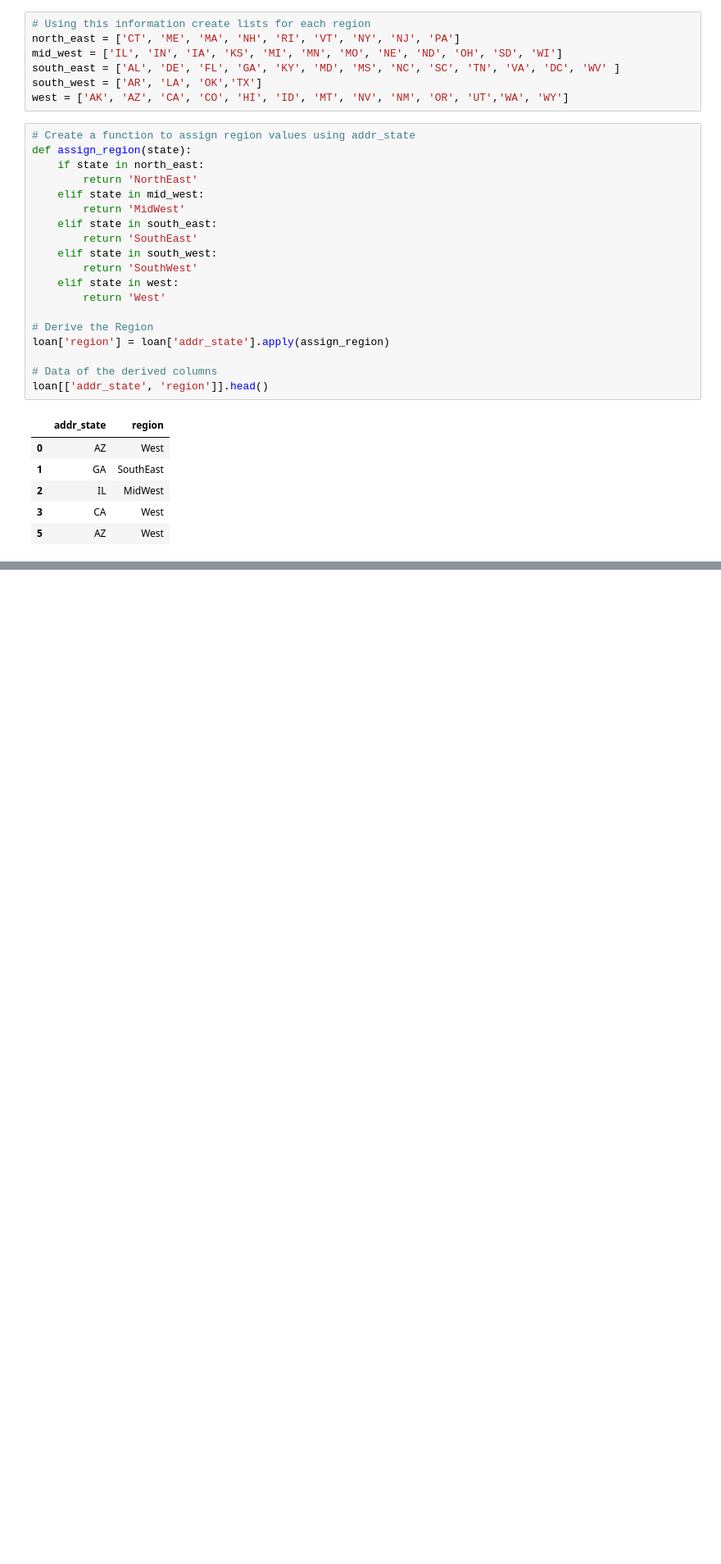
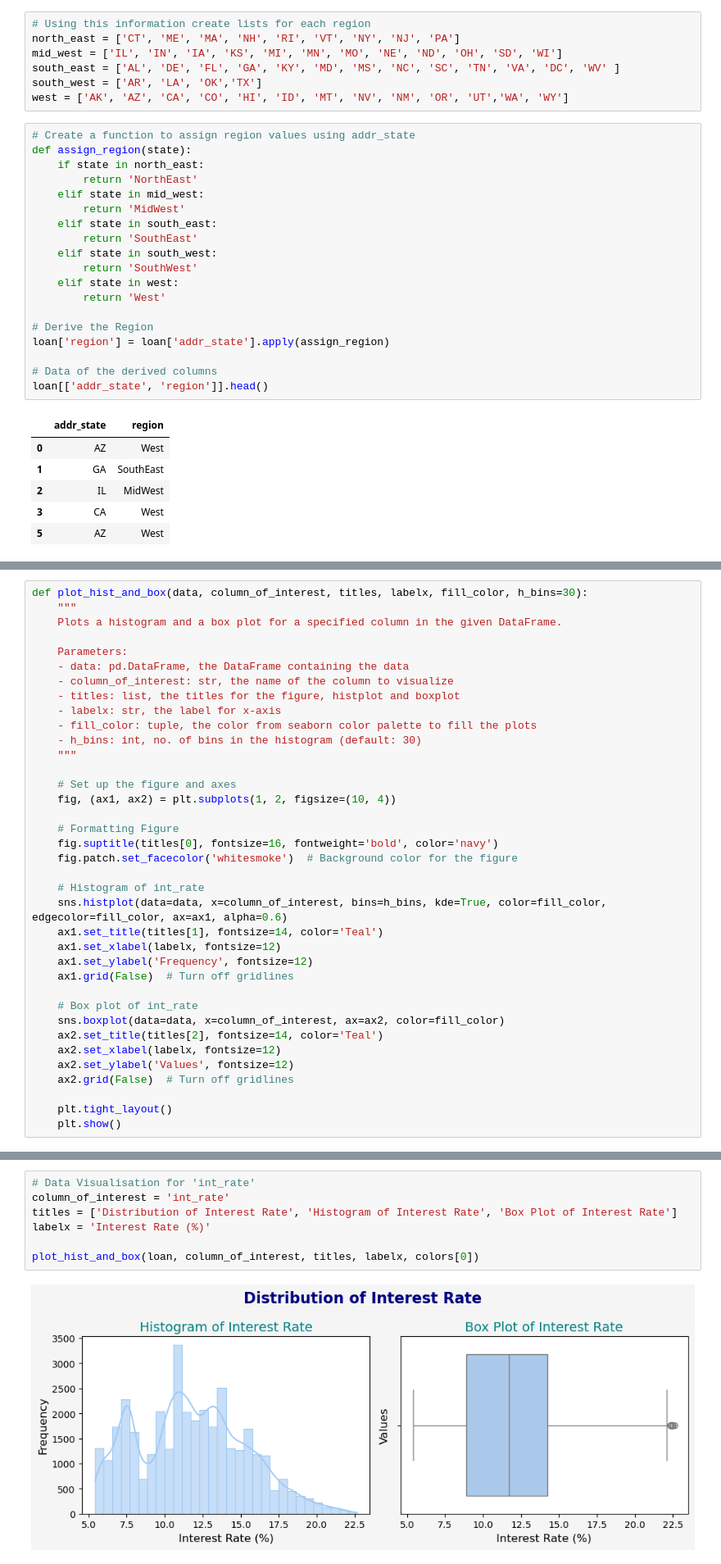
Before and after one commit to svenkatlata/Lending_Club_Case_Study, a Jupyter notebook: Lending_Club_Case_Study_EDA.ipynb, the cells around one changed output, grey strips where cells are left out. Shown at 82% size. Saved outputs shown, nothing was run; the diff lists cells and outputs as text; blank space fills up the shorter version.

```diff
--- a/Lending_Club_Case_Study_EDA.ipynb
+++ b/Lending_Club_Case_Study_EDA.ipynb
@@ -777,0 +1119,37 @@ loan[['addr_state', 'region']].head()
+# %%
+def plot_hist_and_box(data, column_of_interest, titles, labelx, fill_color, h_bins=30):
+    """
+    Plots a histogram and a box plot for a specified column in the given DataFrame.
+
+    Parameters:
+    - data: pd.DataFrame, the DataFrame containing the data
+    - column_of_interest: str, the name of the column to visualize
+    - titles: list, the titles for the figure, histplot and boxplot
+    - labelx: str, the label for x-axis
+    - fill_color: tuple, the color from seaborn color palette to fill the plots
+    - h_bins: int, no. of bins in the histogram (default: 30)
+    """
+
+    # Set up the figure and axes
+    fig, (ax1, ax2) = plt.subplots(1, 2, figsize=(10, 4))
+
+    # Formatting Figure
+    fig.suptitle(titles[0], fontsize=16, fontweight='bold', color='navy')
+    fig.patch.set_facecolor('whitesmoke')  # Background color for the figure
+
+    # Histogram of int_rate
+    sns.histplot(data=data, x=column_of_interest, bins=h_bins, kde=True, color=fill_color, edgecolor=fill_color, ax=ax1, alpha=0.6)
+    ax1.set_title(titles[1], fontsize=14, color='Teal')
+    ax1.set_xlabel(labelx, fontsize=12)
+    ax1.set_ylabel('Frequency', fontsize=12)
+    ax1.grid(False)  # Turn off gridlines
+
+    # Box plot of int_rate
+    sns.boxplot(data=data, x=column_of_interest, ax=ax2, color=fill_color)
+    ax2.set_title(titles[2], fontsize=14, color='Teal')
+    ax2.set_xlabel(labelx, fontsize=12)
+    ax2.set_ylabel('Values', fontsize=12)
+    ax2.grid(False)  # Turn off gridlines
+
+    plt.tight_layout()
+    plt.show()
@@ -777,0 +1158,9 @@ loan[['addr_state', 'region']].head()
+# %%
+# Data Visualisation for 'int_rate'
+column_of_interest = 'int_rate'
+titles = ['Distribution of Interest Rate', 'Histogram of Interest Rate', 'Box Plot of Interest Rate']
+labelx = 'Interest Rate (%)'
+
+plot_hist_and_box(loan, column_of_interest, titles, labelx, colors[0])
+# %% [output]
+[figure, added]
```
Also changed, not shown: parts of 73 cells of this notebook.
